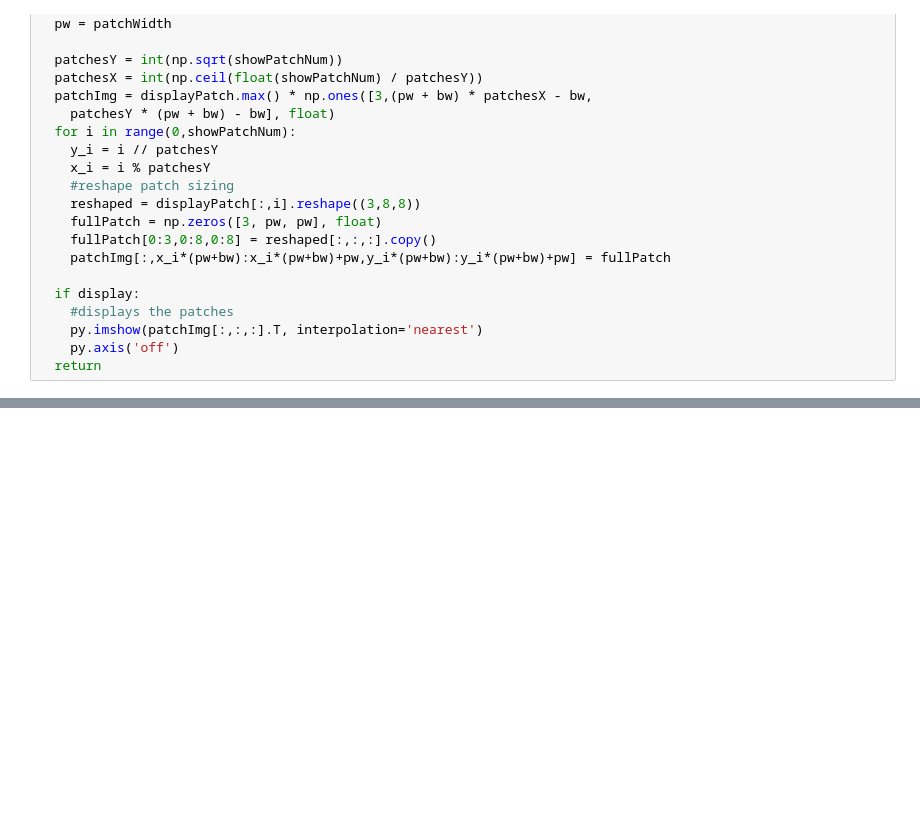
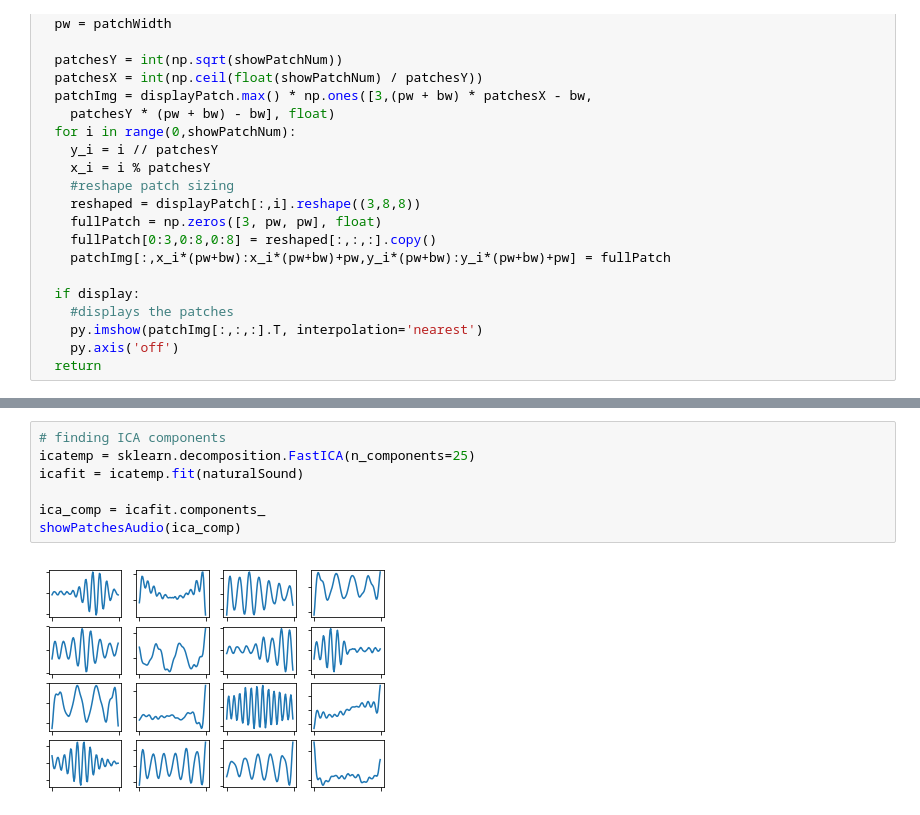
Before and after one commit to PatNolan14/MultimodalIntegration, a Jupyter notebook: Multimodal Integration (Code without explanations).ipynb, the cells around one changed output, grey strips where cells are left out. Saved outputs shown, nothing was run; the diff lists cells and outputs as text; blank space fills up the shorter version.

```diff
--- a/Multimodal Integration (Code without explanations).ipynb
+++ b/Multimodal Integration (Code without explanations).ipynb
@@ -476,0 +371,9 @@ for (i,each) in enumerate(all_clips):
+# %%
+# finding ICA components
+icatemp = sklearn.decomposition.FastICA(n_components=25)
+icafit = icatemp.fit(naturalSound)
+
+ica_comp = icafit.components_
+showPatchesAudio(ica_comp)
+# %% [output]
+[figure, added]
```
Also changed, not shown: parts of 23 cells of this notebook.
